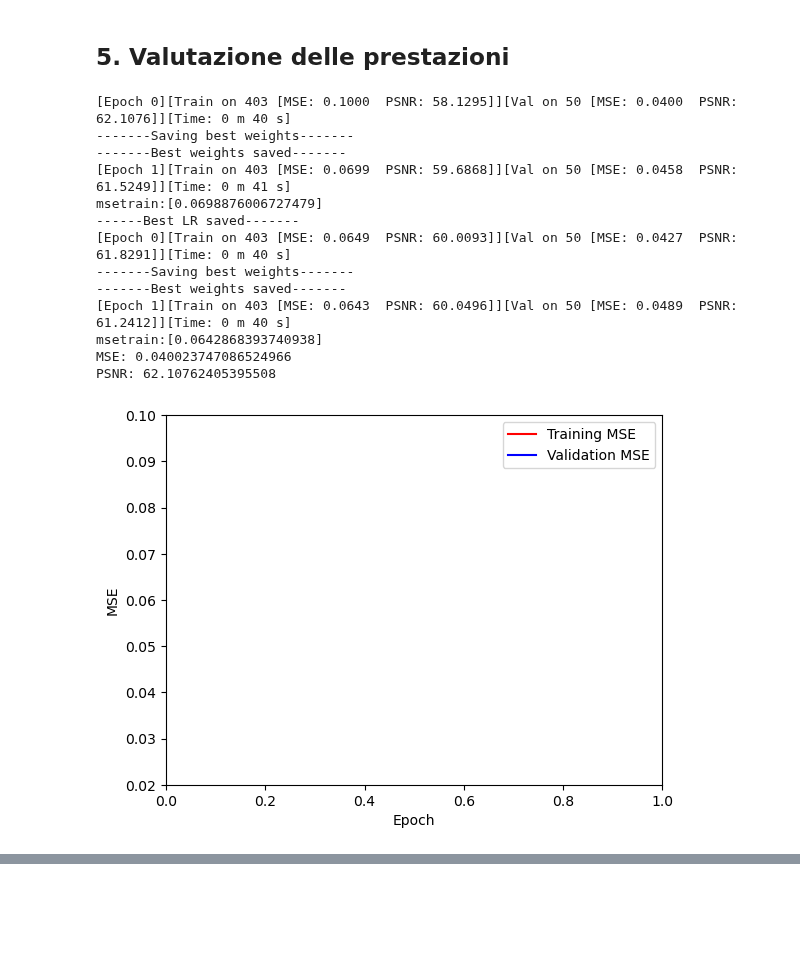
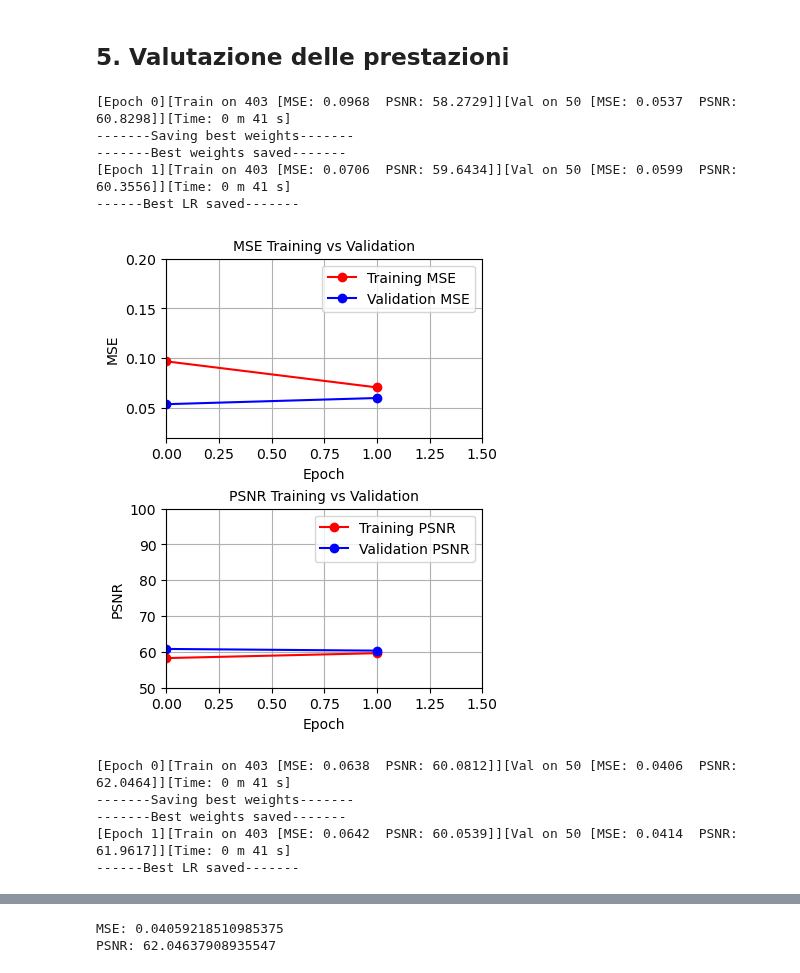
Before and after one commit to Paki64/ESM-SuperResolution, a Jupyter notebook: Notebooks/BaseLine.ipynb, the cells around one changed output, grey strips where cells are left out. Saved outputs shown, nothing was run; the diff lists cells and outputs as text; code cells hidden in the pictures; blank space fills up the shorter version.

Commit message:
sostituzione dei file file txt con le liste per la visualizzazione dei grafici

```diff
--- a/Notebooks/BaseLine.ipynb
+++ b/Notebooks/BaseLine.ipynb
@@ -488,3 +407,32 @@ def clean_txt(a,b,c,d):
+# %%
+def graphVisualization(MseModelTrain, MseModelVal, PSNRModelTrain, PSNRModelVal):
+
+    # Visualizzazione delle liste come subplot
+    fig, ax = plt.subplots(2, 1, figsize=(4, 5), constrained_layout=True)
+
+    # Visualizzazione di MSE Training vs Validation
+    ax[0].set_xlabel("Epoch", fontsize=10)
+    ax[0].set_ylabel("MSE", fontsize=10)
+    ax[0].set_title("MSE Training vs Validation", fontsize=10)
+    ax[0].plot(range(len(MseModelTrain)), MseModelTrain, color="r", marker="o", label="Training MSE")
+    ax[0].plot(range(len(MseModelVal)), MseModelVal, color="b", marker="o", label="Validation MSE")
+    ax[0].set_xlim([0, max(len(MseModelTrain), len(MseModelVal))-0.5])
+    ax[0].set_ylim([0.02, 0.2])
+    ax[0].legend()
+    ax[0].grid(True)
+
+    # Visualizzazione di PSNR Training vs Validation
+    ax[1].set_xlabel("Epoch", fontsize=10)
+    ax[1].set_ylabel("PSNR", fontsize=10)
+    ax[1].set_title("PSNR Training vs Validation", fontsize=10)
+    ax[1].plot(range(len(PSNRModelTrain)), PSNRModelTrain, color="r", marker="o", label="Training PSNR")
+    ax[1].plot(range(len(PSNRModelVal)), PSNRModelVal, color="b", marker="o", label="Validation PSNR")
+    ax[1].set_xlim([0, max(len(PSNRModelTrain), len(PSNRModelVal))-0.5])
+    ax[1].set_ylim([50, 100])
+    ax[1].legend()
+    ax[1].grid(True)
+
+    plt.show()
 # %%
 # Iper parametri
 #learningRate = 0.0001
@@ -498,49 +446,42 @@ model = DnCNN().cuda()
 criterion = torch.nn.MSELoss(size_average=None, reduce=None, reduction='mean')
 
 bestMSELr = 9000000000000000000.0              # Miglior MSE tra tutti i learning rate
 bestPSNRLr = -900000000000000000.0             # Miglior PSNR tra tutti i learning rate
 
 weightPath = "best_weights.pth"
 weightPathLr = "best_weights_lr.pth"
 
 for lr in learningRateList:
     optimizer = optim.Adam(model.parameters(), lr=lr)
 
     bestMse = 9000000000000000000.0             # Miglior MSE del singolo learning rate
     bestPsnr = -900000000000000000.0            # Miglior PSNR del singolo learning rate
-    bestEpoch = 0
+    bestEpoch = -1
 
-    bestMSES, bestPSNRS = training (trainDataload, trainDataloadRic, valDataload, valDataloadRic, numEpoch, model, criterion, optimizer, bestMse, bestPsnr, bestEpoch, weightPath)
-
-    graphVisualization()
-
-    # Necessario per cancellare tutto ciò che sta all'interno del file, infatti usando nella funzione di training open(, "a") si appendono
-    # i valori, ma se facessi con "w" sovrascriverei tutto
-    clean_txt("MSETrain.txt", "MSEVal.txt", "PSNRTrain.txt", "PSNRVal.txt")
+    bestMSES, bestPSNRS, MSETrainList, MSEValList, PSNRTrainList, PSNRValList = training (trainDataload, trainDataloadRic, valDataload, valDataloadRic, numEpoch, model, criterion, optimizer, bestMse, bestPsnr, bestEpoch, weightPath)
 
     # Aggiorno i valori di miglior MSE
     if bestMSES < bestMSELr:
         bestMSELr = bestMSES
         bestPSNRLr = bestPSNRS
         # Caricamento dei pesi
         torch.save(model.cpu().state_dict(), weightPathLr)
         print("------Best LR saved-------")
         model.cuda()
 
+    graphVisualization(MSETrainList, MSEValList, PSNRTrainList, PSNRValList)
+
 print(f"MSE: {bestMSELr}")
 print(f"PSNR: {bestPSNRLr}")
 # %% [output]
-[Epoch 0][Train on 403 [MSE: 0.1000  PSNR: 58.1295]][Val on 50 [MSE: 0.0400  PSNR: 62.1076]][Time: 0 m 40 s]
+[Epoch 0][Train on 403 [MSE: 0.0968  PSNR: 58.2729]][Val on 50 [MSE: 0.0537  PSNR: 60.8298]][Time: 0 m 41 s]
 -------Saving best weights-------
 -------Best weights saved-------
-[Epoch 1][Train on 403 [MSE: 0.0699  PSNR: 59.6868]][Val on 50 [MSE: 0.0458  PSNR: 61.5249]][Time: 0 m 41 s]
-msetrain:[0.0698876006727479]
+[Epoch 1][Train on 403 [MSE: 0.0706  PSNR: 59.6434]][Val on 50 [MSE: 0.0599  PSNR: 60.3556]][Time: 0 m 41 s]
 ------Best LR saved-------
-[Epoch 0][Train on 403 [MSE: 0.0649  PSNR: 60.0093]][Val on 50 [MSE: 0.0427  PSNR: 61.8291]][Time: 0 m 40 s]
--------Saving best weights-------
--------Best weights saved-------
-[Epoch 1][Train on 403 [MSE: 0.0643  PSNR: 60.0496]][Val on 50 [MSE: 0.0489  PSNR: 61.2412]][Time: 0 m 40 s]
-msetrain:[0.0642868393740938]
-MSE: 0.040023747086524966
-PSNR: 62.10762405395508
-[figure, old version]
+[figure, new version]
+[Epoch 0][Train on 403 [MSE: 0.0638  PSNR: 60.0812]][Val on 50 [MSE: 0.0406  PSNR: 62.0464]][Time: 0 m 41 s]
+-------Saving best weights-------
+-------Best weights saved-------
+[Epoch 1][Train on 403 [MSE: 0.0642  PSNR: 60.0539]][Val on 50 [MSE: 0.0414  PSNR: 61.9617]][Time: 0 m 41 s]
+------Best LR saved-------
@@ -550,3 +489,5 @@ PSNR: 62.10762405395508
+MSE: 0.04059218510985375
+PSNR: 62.04637908935547
 # %%
 testing(testDataload, testDataloadRic, model, criterion, weightPathLr)
 # %% [output]
```
Also changed, not shown: parts of 6 cells of this notebook.
